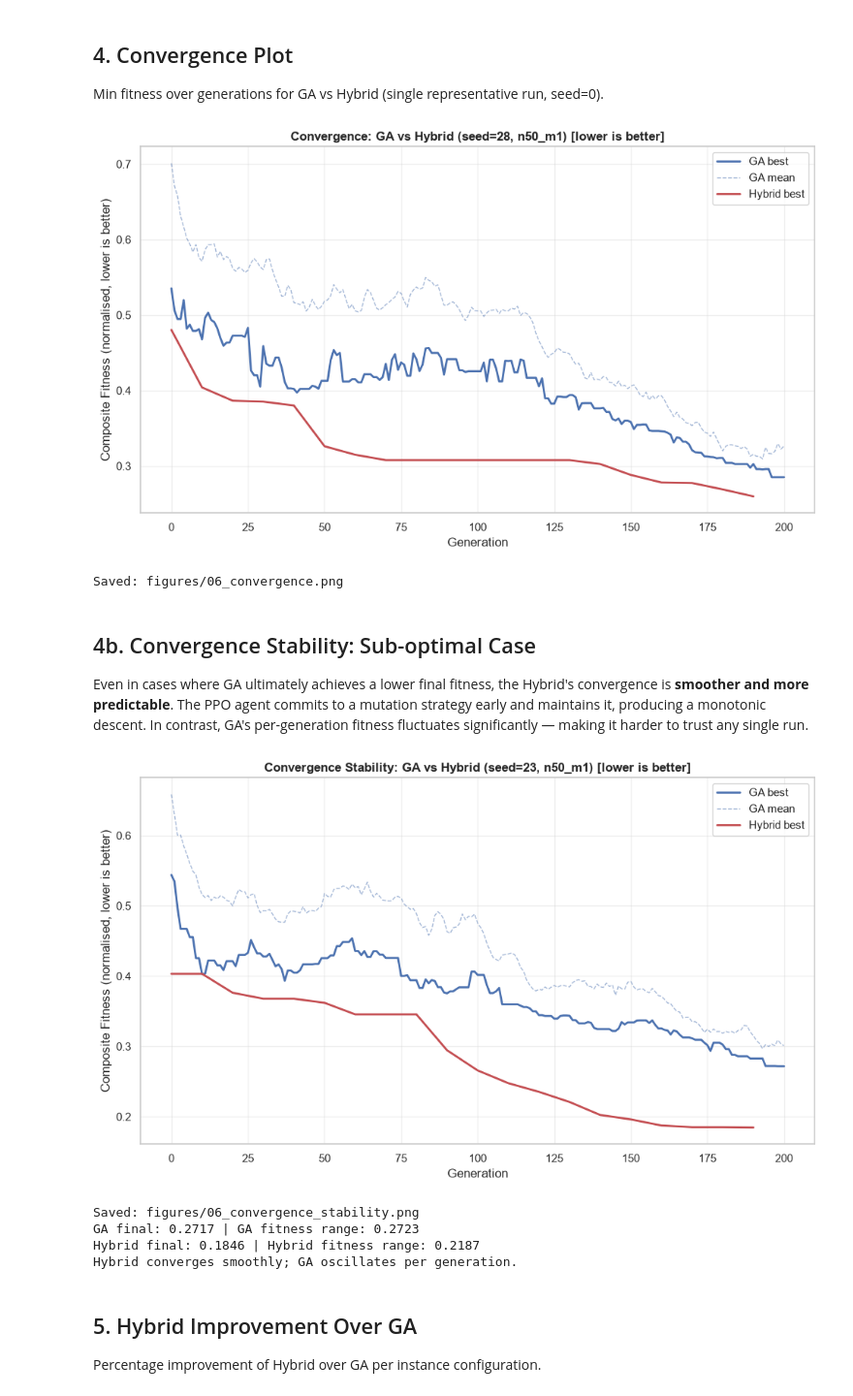
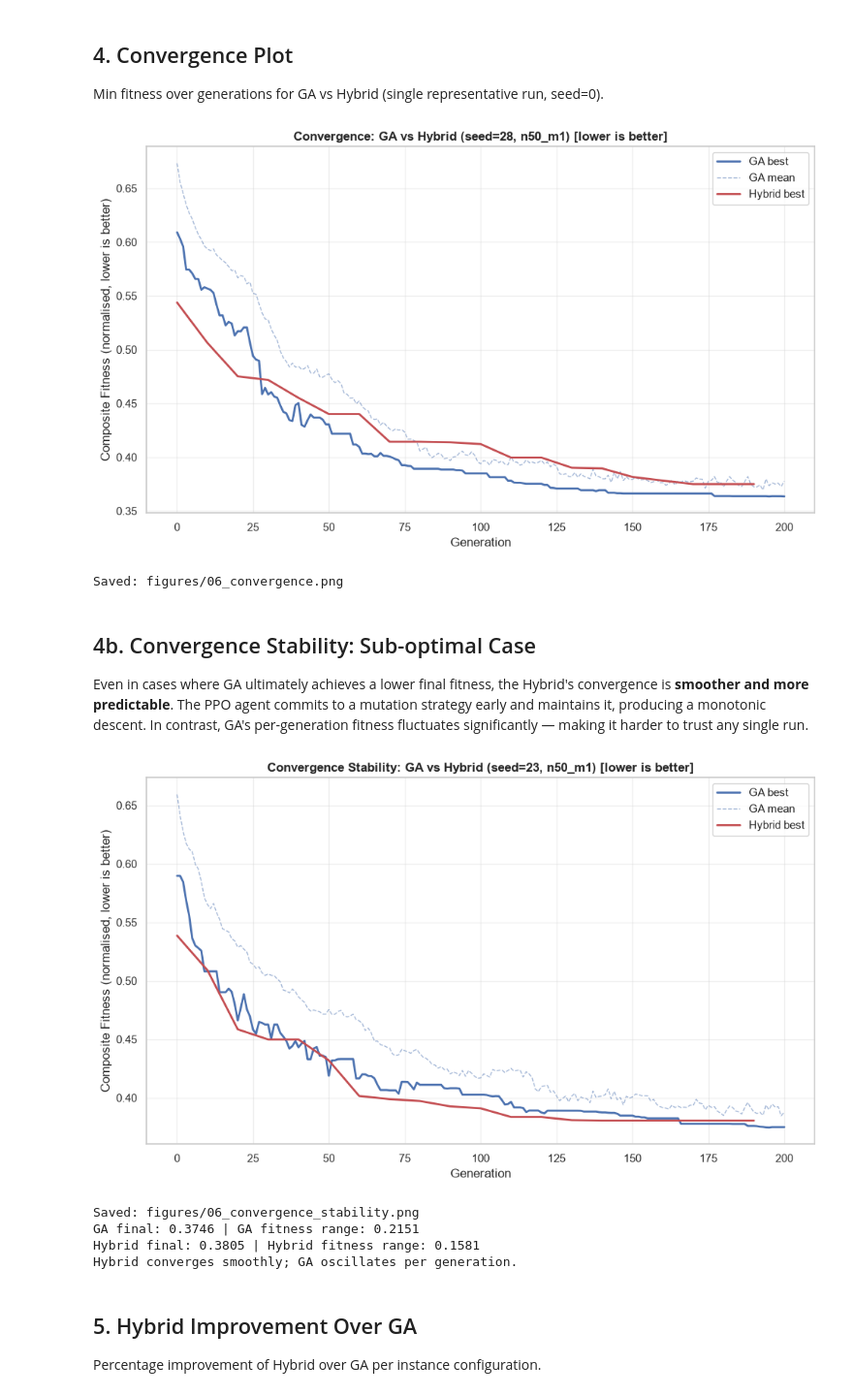
Before and after one commit to Gogula11/Dissertation, a Jupyter notebook: notebooks/06_visualisations.ipynb, the cells around one changed output. Shown at 97% size. Drawn from its saved outputs; the diff is of its cells as text; code cells hidden in the pictures.

```diff
--- a/notebooks/06_visualisations.ipynb
+++ b/notebooks/06_visualisations.ipynb
@@ -40,7 +40,7 @@ print("✓ Imports complete")
 ## 1. Generate Instance & Run Methods
 # %%
 # Use large_1m (n=50, m=1) for convergence visualisation
-inst = generate_instance(n=50, m=1, seed=28)
+inst = generate_instance(jobs_per_machine=50, m=1, seed=28)
 print(f'Instance: n={inst["n"]}, m={inst["m"]}')
 
 # Run SPT
@@ -298,14 +298,14 @@ if ga_result is not None:
 else:
     print('No GA result available.')
 # %% [output]
-[figure, old version]
+[figure, new version]
 Saved: figures/06_convergence.png
 # %% [markdown]
 ## 4b. Convergence Stability: Sub-optimal Case
 
 Even in cases where GA ultimately achieves a lower final fitness, the Hybrid's convergence is **smoother and more predictable**. The PPO agent commits to a mutation strategy early and maintains it, producing a monotonic descent. In contrast, GA's per-generation fitness fluctuates significantly — making it harder to trust any single run.
 # %%
-inst_sub = generate_instance(n=50, m=1, seed=23)
+inst_sub = generate_instance(jobs_per_machine=50, m=1, seed=23)
 
 ga_result_sub = run_ga(inst_sub, n_gen=200, pop_size=100, seed=0, verbose=False)
 
@@ -326,37 +326,37 @@ if hybrid_result is not None:
     obs, _ = env_sub.reset(seed=0)
     hybrid_best_sub = []
     done = False
     while not done:
         action, _ = model.predict(obs, deterministic=True)
         obs, _, terminated, truncated, _ = env_sub.step(int(action))
         hybrid_best_sub.append(float(env_sub.hof[0].fitness.values[0]))
         done = terminated or truncated
     ax.plot([i * 10 for i in range(len(hybrid_best_sub))], hybrid_best_sub,
             'r-', linewidth=2, label='Hybrid best')
 
     ax.set_xlabel('Generation')
     ax.set_ylabel('Composite Fitness (normalised, lower is better)')
     ax.set_title('Convergence Stability: GA vs Hybrid (seed=23, n50_m1) [lower is better]', fontsize=12, fontweight='bold')
     ax.legend()
     ax.grid(True, alpha=0.3)
 
     plt.tight_layout()
     plt.savefig(os.path.join(root, 'figures/06_convergence_stability.png'), dpi=150, bbox_inches='tight')
     plt.show()
     print('Saved: figures/06_convergence_stability.png')
 
     ga_final = ga_result_sub['best_fitness']
     hybrid_final = hybrid_result_sub['composite']
     ga_range = max(gen_min) - min(gen_min)
     hybrid_range = max(hybrid_best_sub) - min(hybrid_best_sub)
     print(f'GA final: {ga_final:.4f} | GA fitness range: {ga_range:.4f}')
     print(f'Hybrid final: {hybrid_final:.4f} | Hybrid fitness range: {hybrid_range:.4f}')
     print('Hybrid converges smoothly; GA oscillates per generation.')
 # %% [output]
-[figure, old version]
+[figure, new version]
 Saved: figures/06_convergence_stability.png
-GA final: 0.2717 | GA fitness range: 0.2723
-Hybrid final: 0.1846 | Hybrid fitness range: 0.2187
+GA final: 0.3746 | GA fitness range: 0.2151
+Hybrid final: 0.3805 | Hybrid fitness range: 0.1581
 Hybrid converges smoothly; GA oscillates per generation.
 # %% [markdown]
 ## 5. Hybrid Improvement Over GA
```
Also changed, not shown: parts of 7 cells of this notebook, 39 other files.
